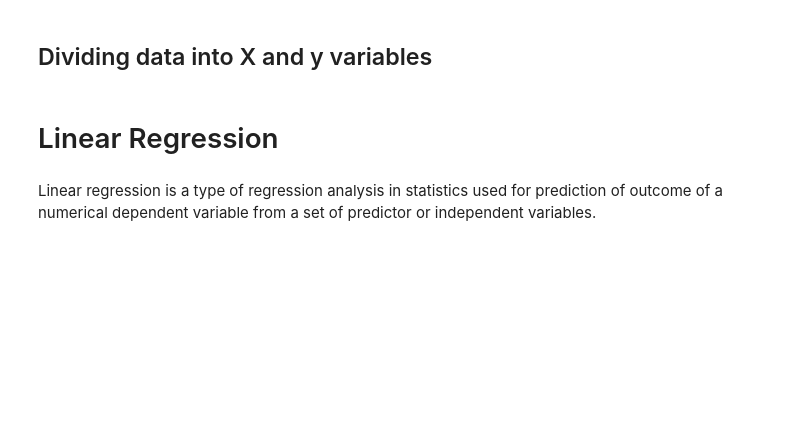
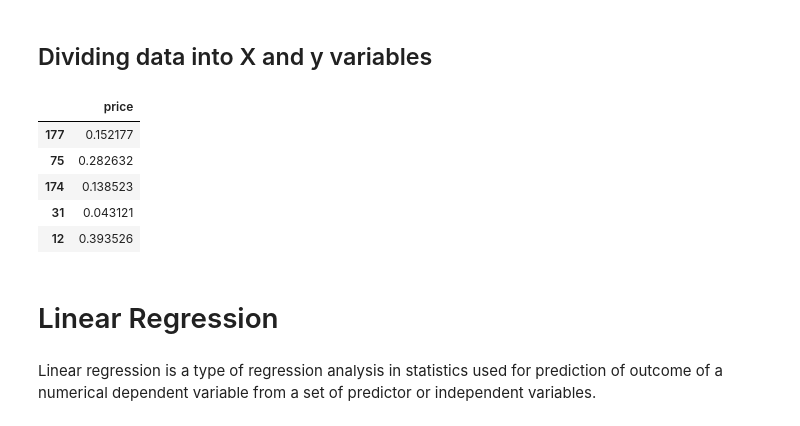
Before and after one commit to tornikeo/school-of-ai, a Jupyter notebook: workshop_1_problem_2.ipynb, the cells around one changed output. Saved outputs shown, nothing was run; the diff lists cells and outputs as text; code cells hidden in the pictures; blank space fills up the shorter version.

```diff
--- a/workshop_1_problem_2.ipynb
+++ b/workshop_1_problem_2.ipynb
@@ -209,20 +328,20 @@ initialize scaler object
 You can find MinMaxScaler [here](https://scikit-learn.org/stable/modules/generated/sklearn.preprocessing.MinMaxScaler.html)
 # %%
 # creta min-max scaler object from scikit learn with default parameters.
-scaler =
+scaler = MinMaxScaler()
 # %% [markdown]
 list numerical features
 # %%
 # list numerical features again (including price since it's not binary)
-numerical_features =
+numerical_features = cars.select_dtypes(include=np.number).columns
 # %% [markdown]
 fit scaler on training data and then transform it. Will will transform test data using fitted scaler. It's usually done like that to simulate unseen data processing where.
 # %%
 # fit and transform numerical features from training data using scaler object created above
-df_train[numerical_features] =
+df_train[numerical_features] = scaler.fit(df_train).transform(df_train)
 # %%
 # transform numerical features from test data using scaler object trained on training data
-df_test[numerical_features] =
+df_test[numerical_features] = scaler.fit(df_test).transform(df_test)
 # %% [markdown]
 ## Check how correlations changed using pair plot
 # %% [markdown]
@@ -234,7 +355,15 @@ plt.show()
 ## Dividing data into X and y variables
 # %%
 # split all columns in training and test data into input features and target_feature
-input_features =
-target_feature =
+input_features = df_train.append(df_test).drop('price',axis=1)
+target_feature = df_train.append(df_test)[['price']]
+target_feature.head()
+# %% [output]
+|  | price |
+| 177 | 0.152177 |
+| 75 | 0.282632 |
+| 174 | 0.138523 |
+| 31 | 0.043121 |
+| 12 | 0.393526 |
 # %%
 # separate input features and target for training data
```
Also changed, not shown: parts of 34 cells of this notebook.
